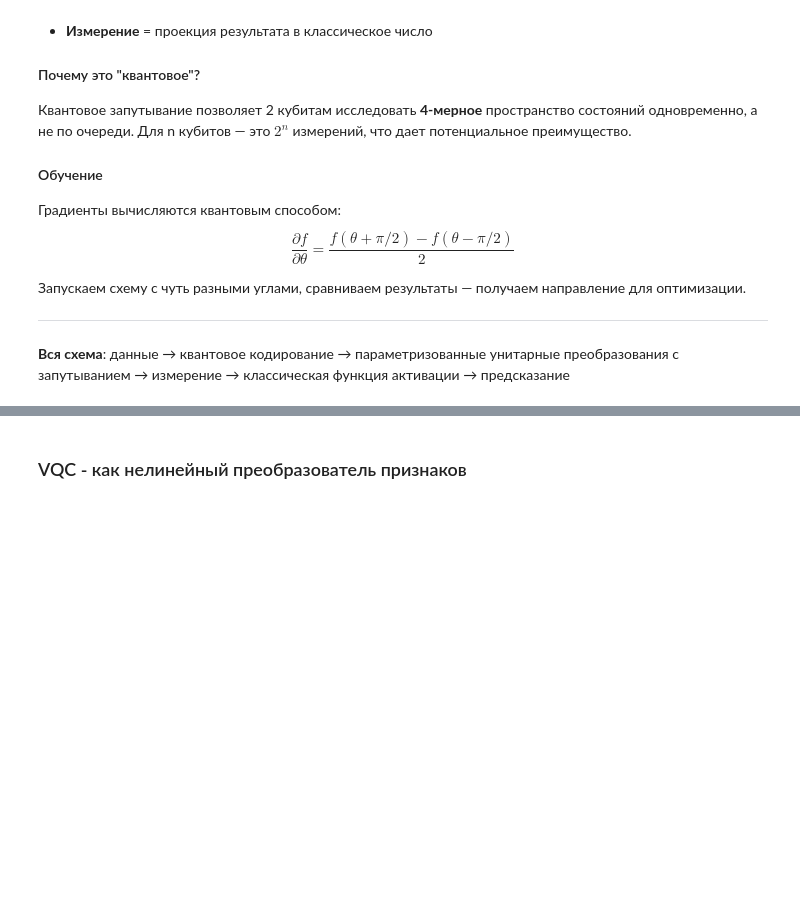
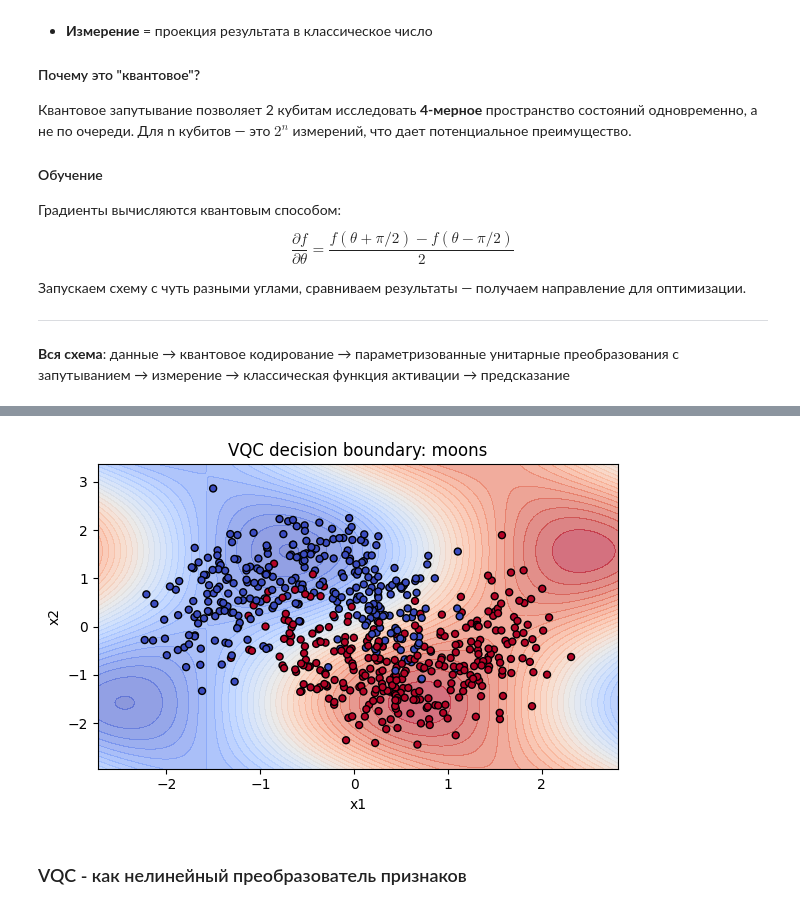
Before and after one commit to Eg0Mak/VQCvsMLP, a Jupyter notebook: notebooks/vqc_vs_mlp.ipynb, the cells around one changed output, grey strips where cells are left out. Saved outputs shown, nothing was run; the diff lists cells and outputs as text; code cells hidden in the pictures; blank space fills up the shorter version.

```diff
--- a/notebooks/vqc_vs_mlp.ipynb
+++ b/notebooks/vqc_vs_mlp.ipynb
@@ -236,3 +348,13 @@ plot_decision_boundary(
+# %%
+plot_decision_boundary(
+    vqc_moons,
+    X_moons_test,
+    y_moons_test,
+    title="VQC decision boundary: moons",
+    is_torch=True
+)
+# %% [output]
+[figure, added]
 # %% [markdown]
 ### VQC - как нелинейный преобразователь признаков
 # %%
```
Also changed, not shown: parts of 27 cells of this notebook.
